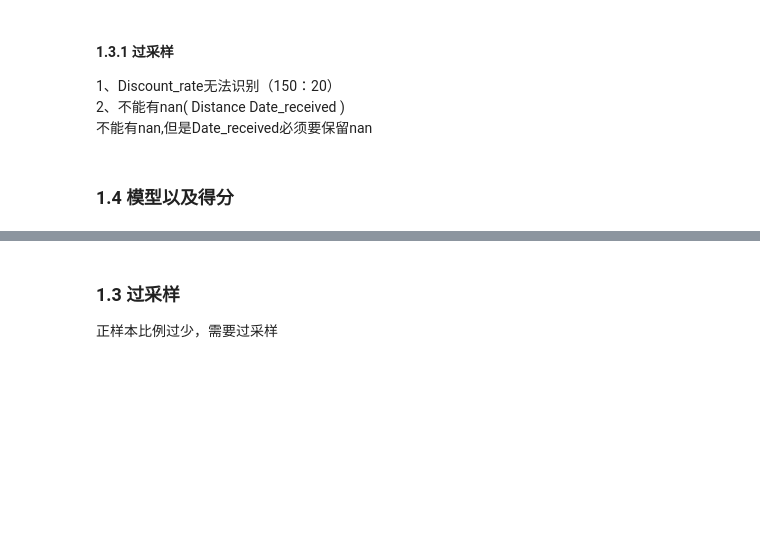
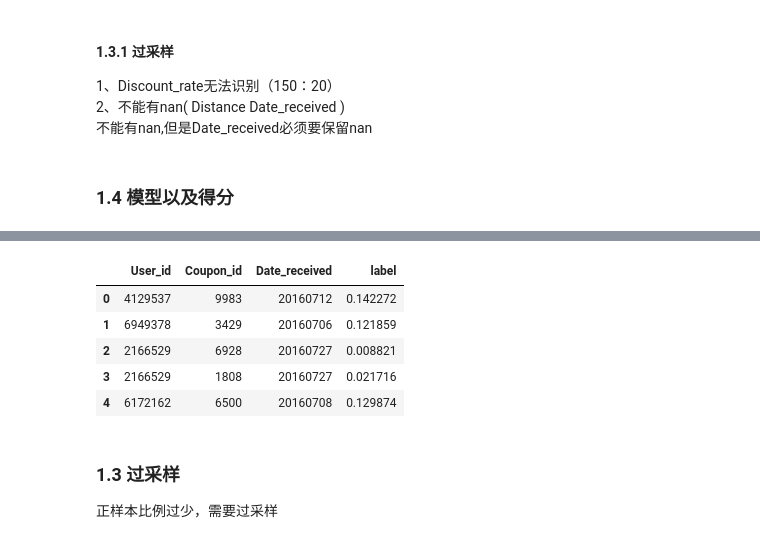
Before and after one commit to shaolei-zuo/myproject, a Jupyter notebook: mcomp/tc_o2o/基本模型.ipynb, the cells around one changed output, grey strips where cells are left out. Drawn from its saved outputs; the diff is of its cells as text; code cells hidden in the pictures; blank space fills up the shorter version.

```diff
--- a/mcomp/tc_o2o/基本模型.ipynb
+++ b/mcomp/tc_o2o/基本模型.ipynb
@@ -272,0 +371,3 @@ valid[original_feature]
+# %%
+y_test_pred_1 = model.predict_proba(dftest[original_feature])
+y_test_pred_2 = model_xgb.predict_proba(dftest[original_feature])
@@ -273,3 +383,39 @@ valid[original_feature]
+# %%
+dfscores = pd.DataFrame([y_test_pred_1[:,1],y_test_pred_2[:,1]]).T
+# %%
+def ls(x):
+    if x[0]>x[1]:
+        max = x[0]
+        min = x[1]
+    else:
+        max = x[1]
+        min = x[0]
+    return  max
+
+def ls2(x):
+    if x[0]>x[1]:
+        max = x[0]
+        min = x[1]
+    else:
+        max = x[1]
+        min = x[0]
+    return  min
+
+dfscores.loc[:,'max'] = dfscores.apply(ls,axis=1)
+dfscores.loc[:,'min'] = dfscores.apply(ls2,axis=1)
+# %%
+y_test_pred = dfscores.loc[:,'min']
+dftest1 = dftest[['User_id','Coupon_id','Date_received']].copy()
+dftest1['label'] = y_test_pred
+dftest1.to_csv('submit_m12_all_min.csv', index=False, header=False)
+dftest1.head()
+# %% [output]
+|  | User_id | Coupon_id | Date_received | label |
+| 0 | 4129537 | 9983 | 20160712 | 0.142272 |
+| 1 | 6949378 | 3429 | 20160706 | 0.121859 |
+| 2 | 2166529 | 6928 | 20160727 | 0.008821 |
+| 3 | 2166529 | 1808 | 20160727 | 0.021716 |
+| 4 | 6172162 | 6500 | 20160708 | 0.129874 |
 # %% [markdown]
 ### 1.3 过采样
 正样本比例过少，需要过采样
```
Also changed, not shown: parts of 25 cells of this notebook, 2 other files.
